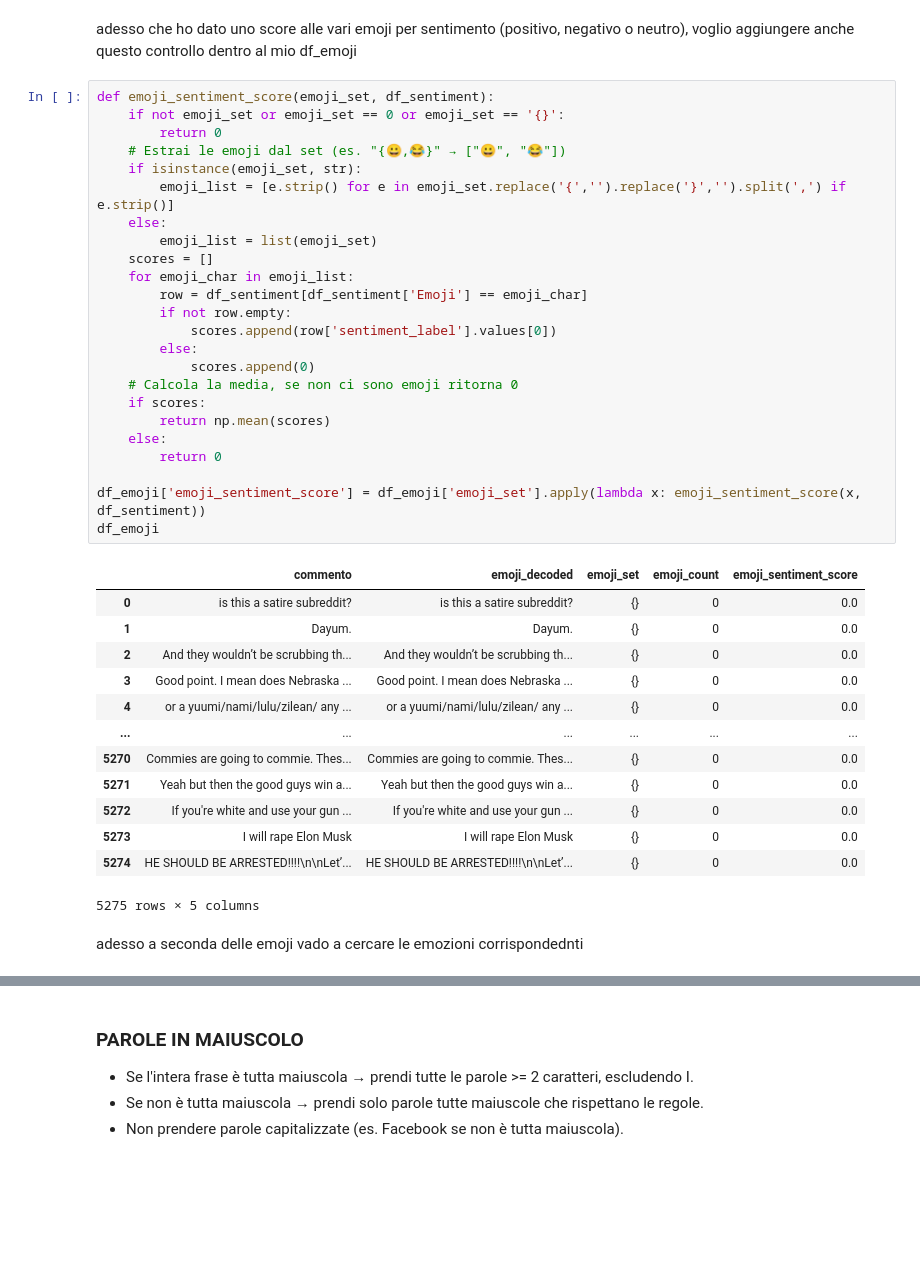
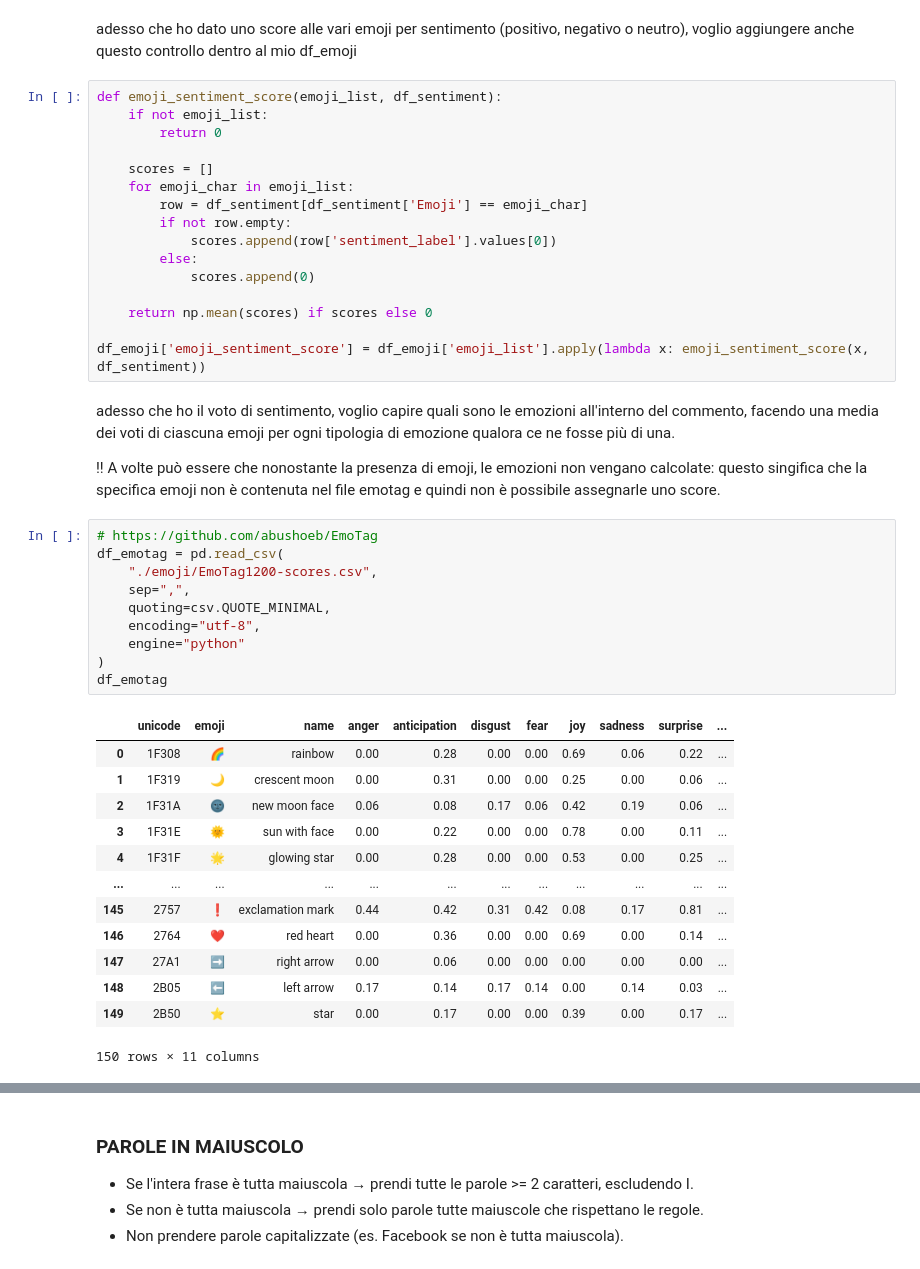
Before and after one commit to luciafabbri/thesis-project, a Jupyter notebook: feature_engineering/survey_preprocessing.ipynb, the cells around one changed output, grey strips where cells are left out. Drawn from its saved outputs; the diff is of its cells as text; blank space fills up the shorter version.

```diff
--- a/feature_engineering/survey_preprocessing.ipynb
+++ b/feature_engineering/survey_preprocessing.ipynb
@@ -399,14 +311,10 @@ df_sentiment
 # %% [markdown]
 adesso che ho dato uno score alle vari emoji per sentimento (positivo, negativo o neutro), voglio aggiungere anche questo controllo dentro al mio df_emoji
 # %%
-def emoji_sentiment_score(emoji_set, df_sentiment):
-    if not emoji_set or emoji_set == 0 or emoji_set == '{}':
+def emoji_sentiment_score(emoji_list, df_sentiment):
+    if not emoji_list:
         return 0
-    # Estrai le emoji dal set (es. "{😀,😂}" → ["😀", "😂"])
-    if isinstance(emoji_set, str):
-        emoji_list = [e.strip() for e in emoji_set.replace('{','').replace('}','').split(',') if e.strip()]
-    else:
-        emoji_list = list(emoji_set)
+
     scores = []
     for emoji_char in emoji_list:
         row = df_sentiment[df_sentiment['Emoji'] == emoji_char]
@@ -414,27 +322,35 @@ def emoji_sentiment_score(emoji_set, df_sentiment):
             scores.append(row['sentiment_label'].values[0])
         else:
             scores.append(0)
-    # Calcola la media, se non ci sono emoji ritorna 0
-    if scores:
-        return np.mean(scores)
-    else:
-        return 0
 
-df_emoji['emoji_sentiment_score'] = df_emoji['emoji_set'].apply(lambda x: emoji_sentiment_score(x, df_sentiment))
-df_emoji
+    return np.mean(scores) if scores else 0
+
+df_emoji['emoji_sentiment_score'] = df_emoji['emoji_list'].apply(lambda x: emoji_sentiment_score(x, df_sentiment))
-# %% [output]
-|  | commento | emoji_decoded | emoji_set | emoji_count | emoji_sentiment_score |
-| 0 | is this a satire subreddit? | is this a satire subreddit? | {} | 0 | 0.0 |
-| 1 | Dayum. | Dayum. | {} | 0 | 0.0 |
-| 2 | And they wouldn’t be scrubbing th... | And they wouldn’t be scrubbing th... | {} | 0 | 0.0 |
-| 3 | Good point. I mean does Nebraska ... | Good point. I mean does Nebraska ... | {} | 0 | 0.0 |
-| 4 | or a yuumi/nami/lulu/zilean/ any ... | or a yuumi/nami/lulu/zilean/ any ... | {} | 0 | 0.0 |
-| ... | ... | ... | ... | ... | ... |
-| 5270 | Commies are going to commie. Thes... | Commies are going to commie. Thes... | {} | 0 | 0.0 |
-| 5271 | Yeah but then the good guys win a... | Yeah but then the good guys win a... | {} | 0 | 0.0 |
-| 5272 | If you're white and use your gun ... | If you're white and use your gun ... | {} | 0 | 0.0 |
-| 5273 | I will rape Elon Musk | I will rape Elon Musk | {} | 0 | 0.0 |
-| 5274 | HE SHOULD BE ARRESTED!!!!\n\nLet’... | HE SHOULD BE ARRESTED!!!!\n\nLet’... | {} | 0 | 0.0 |
-5275 rows × 5 columns
 # %% [markdown]
-adesso a seconda delle emoji vado a cercare le emozioni corrispondednti
+adesso che ho il voto di sentimento, voglio capire quali sono le emozioni all'interno del commento, facendo una media dei voti di ciascuna emoji per ogni tipologia di emozione qualora ce ne fosse più di una.
+
+!! A volte può essere che nonostante la presenza di emoji, le emozioni non vengano calcolate: questo singifica che la specifica emoji non è contenuta nel file emotag e quindi non è possibile assegnarle uno score.
+# %%
+# https://github.com/abushoeb/EmoTag
+df_emotag = pd.read_csv(
+    "./emoji/EmoTag1200-scores.csv",
+    sep=",",
+    quoting=csv.QUOTE_MINIMAL,
+    encoding="utf-8",
+    engine="python"
+)
+df_emotag
+# %% [output]
+|  | unicode | emoji | name | anger | anticipation | disgust | fear | joy | sadness | surprise | ... |
+| 0 | 1F308 | 🌈 | rainbow | 0.00 | 0.28 | 0.00 | 0.00 | 0.69 | 0.06 | 0.22 | ... |
+| 1 | 1F319 | 🌙 | crescent moon | 0.00 | 0.31 | 0.00 | 0.00 | 0.25 | 0.00 | 0.06 | ... |
+| 2 | 1F31A | 🌚 | new moon face | 0.06 | 0.08 | 0.17 | 0.06 | 0.42 | 0.19 | 0.06 | ... |
+| 3 | 1F31E | 🌞 | sun with face | 0.00 | 0.22 | 0.00 | 0.00 | 0.78 | 0.00 | 0.11 | ... |
+| 4 | 1F31F | 🌟 | glowing star | 0.00 | 0.28 | 0.00 | 0.00 | 0.53 | 0.00 | 0.25 | ... |
+| ... | ... | ... | ... | ... | ... | ... | ... | ... | ... | ... | ... |
+| 145 | 2757 | ❗ | exclamation mark | 0.44 | 0.42 | 0.31 | 0.42 | 0.08 | 0.17 | 0.81 | ... |
+| 146 | 2764 | ❤ | red heart | 0.00 | 0.36 | 0.00 | 0.00 | 0.69 | 0.00 | 0.14 | ... |
+| 147 | 27A1 | ➡ | right arrow | 0.00 | 0.06 | 0.00 | 0.00 | 0.00 | 0.00 | 0.00 | ... |
+| 148 | 2B05 | ⬅ | left arrow | 0.17 | 0.14 | 0.17 | 0.14 | 0.00 | 0.14 | 0.03 | ... |
+| 149 | 2B50 | ⭐ | star | 0.00 | 0.17 | 0.00 | 0.00 | 0.39 | 0.00 | 0.17 | ... |
+150 rows × 11 columns
```
Also changed, not shown: parts of 21 cells of this notebook, 10 other files.
